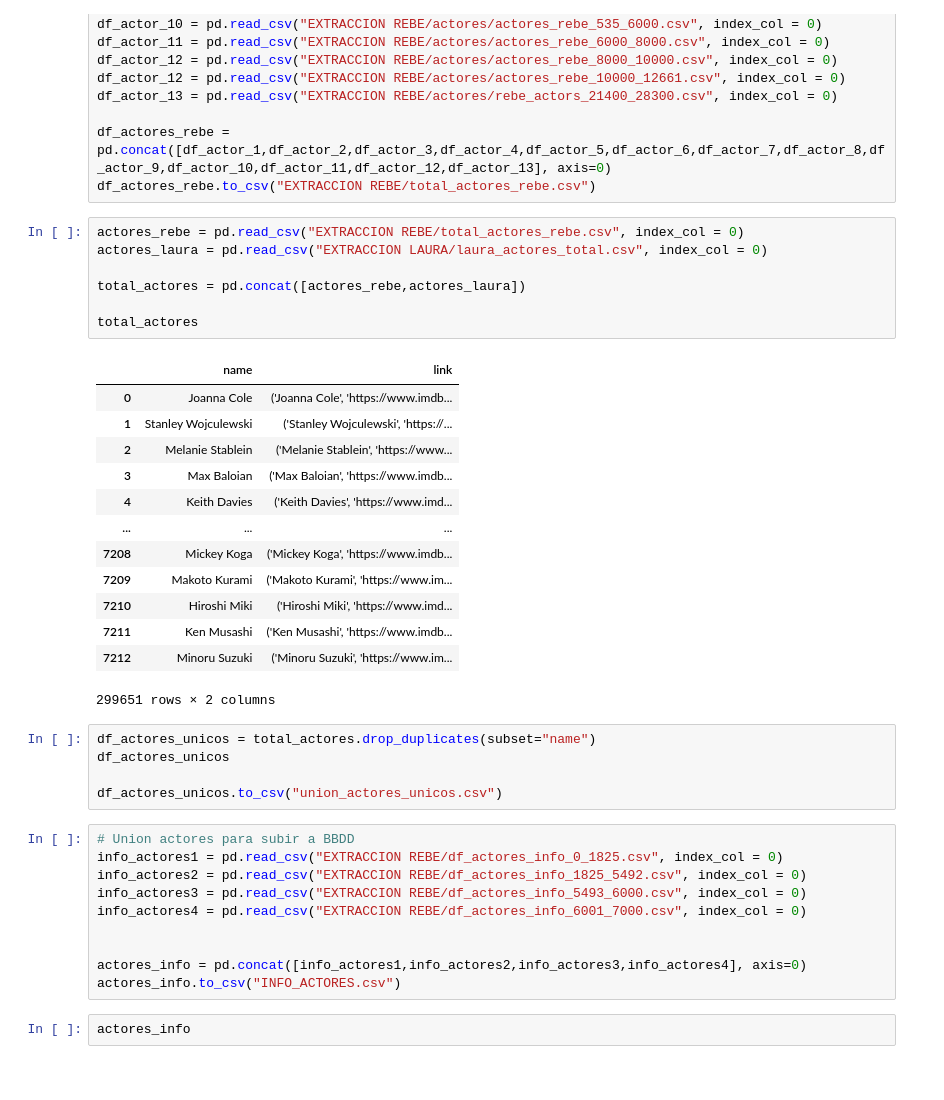
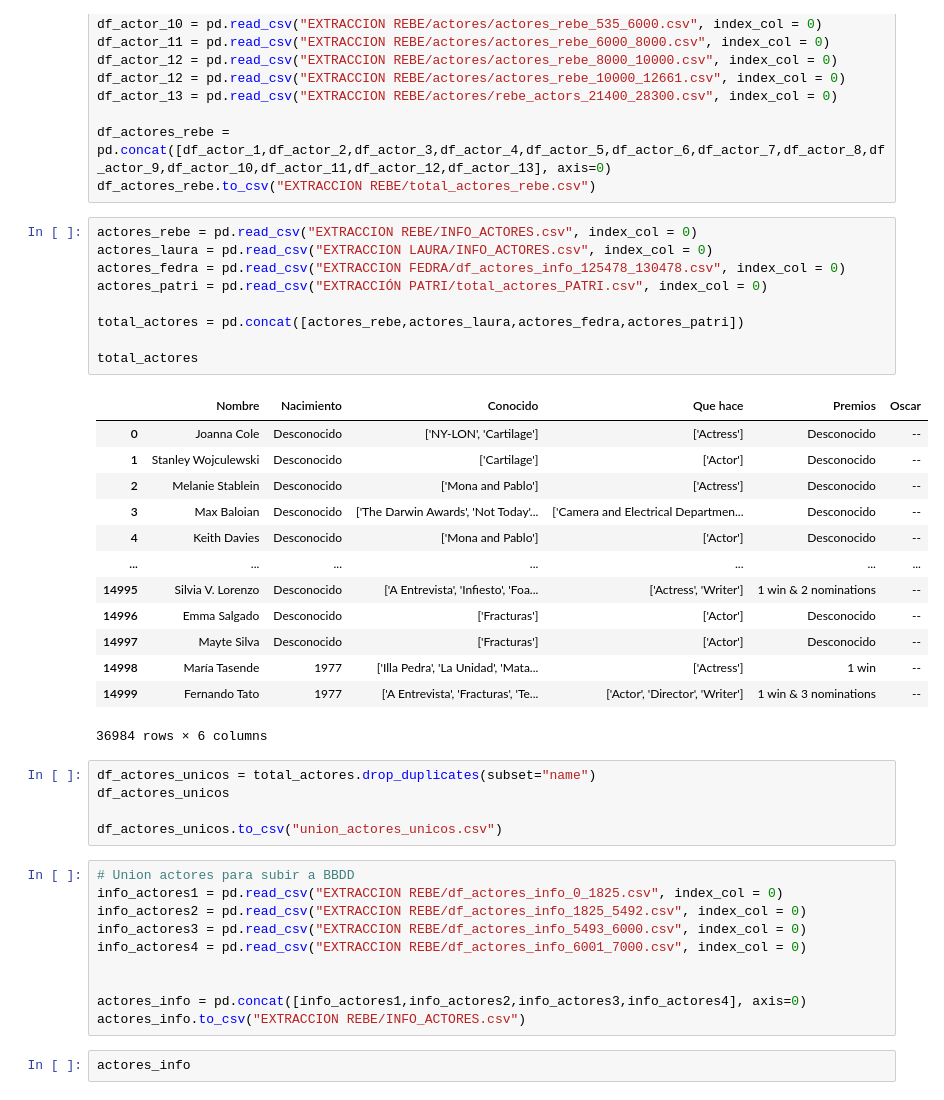
Before and after one commit to lmoraromero/proyecto-da-promo-G-modulo-2-team-2, a Jupyter notebook: UNION_PELIS_REBE.ipynb, the cells around one changed output. Cells and saved outputs as stored; diff of their text form.

Commit message:
actores

```diff
--- a/UNION_PELIS_REBE.ipynb
+++ b/UNION_PELIS_REBE.ipynb
@@ -99,26 +99,28 @@ df_actor_13 = pd.read_csv("EXTRACCION REBE/actores/rebe_actors_21400_28300.csv",
 df_actores_rebe = pd.concat([df_actor_1,df_actor_2,df_actor_3,df_actor_4,df_actor_5,df_actor_6,df_actor_7,df_actor_8,df_actor_9,df_actor_10,df_actor_11,df_actor_12,df_actor_13], axis=0)
 df_actores_rebe.to_csv("EXTRACCION REBE/total_actores_rebe.csv")
 # %%
-actores_rebe = pd.read_csv("EXTRACCION REBE/total_actores_rebe.csv", index_col = 0)
-actores_laura = pd.read_csv("EXTRACCION LAURA/laura_actores_total.csv", index_col = 0)
+actores_rebe = pd.read_csv("EXTRACCION REBE/INFO_ACTORES.csv", index_col = 0)
+actores_laura = pd.read_csv("EXTRACCION LAURA/INFO_ACTORES.csv", index_col = 0)
+actores_fedra = pd.read_csv("EXTRACCION FEDRA/df_actores_info_125478_130478.csv", index_col = 0)
+actores_patri = pd.read_csv("EXTRACCIÓN PATRI/total_actores_PATRI.csv", index_col = 0)
 
-total_actores = pd.concat([actores_rebe,actores_laura])
+total_actores = pd.concat([actores_rebe,actores_laura,actores_fedra,actores_patri])
 
 total_actores
 # %% [output]
-|  | name | link |
-| 0 | Joanna Cole | ('Joanna Cole', 'https://www.imdb... |
-| 1 | Stanley Wojculewski | ('Stanley Wojculewski', 'https://... |
-| 2 | Melanie Stablein | ('Melanie Stablein', 'https://www... |
-| 3 | Max Baloian | ('Max Baloian', 'https://www.imdb... |
-| 4 | Keith Davies | ('Keith Davies', 'https://www.imd... |
-| ... | ... | ... |
-| 7208 | Mickey Koga | ('Mickey Koga', 'https://www.imdb... |
-| 7209 | Makoto Kurami | ('Makoto Kurami', 'https://www.im... |
-| 7210 | Hiroshi Miki | ('Hiroshi Miki', 'https://www.imd... |
-| 7211 | Ken Musashi | ('Ken Musashi', 'https://www.imdb... |
-| 7212 | Minoru Suzuki | ('Minoru Suzuki', 'https://www.im... |
+|  | Nombre | Nacimiento | Conocido | Que hace | Premios | Oscar |
+| 0 | Joanna Cole | Desconocido | ['NY-LON', 'Cartilage'] | ['Actress'] | Desconocido | -- |
+| 1 | Stanley Wojculewski | Desconocido | ['Cartilage'] | ['Actor'] | Desconocido | -- |
+| 2 | Melanie Stablein | Desconocido | ['Mona and Pablo'] | ['Actress'] | Desconocido | -- |
+| 3 | Max Baloian | Desconocido | ['The Darwin Awards', 'Not Today'... | ['Camera and Electrical Departmen... | Desconocido | -- |
+| 4 | Keith Davies | Desconocido | ['Mona and Pablo'] | ['Actor'] | Desconocido | -- |
+| ... | ... | ... | ... | ... | ... | ... |
+| 14995 | Silvia V. Lorenzo | Desconocido | ['A Entrevista', 'Infiesto', 'Foa... | ['Actress', 'Writer'] | 1 win & 2 nominations | -- |
+| 14996 | Emma Salgado | Desconocido | ['Fracturas'] | ['Actor'] | Desconocido | -- |
+| 14997 | Mayte Silva | Desconocido | ['Fracturas'] | ['Actor'] | Desconocido | -- |
+| 14998 | María Tasende | 1977 | ['Illa Pedra', 'La Unidad', 'Mata... | ['Actress'] | 1 win | -- |
+| 14999 | Fernando Tato | 1977 | ['A Entrevista', 'Fracturas', 'Te... | ['Actor', 'Director', 'Writer'] | 1 win & 3 nominations | -- |
-299651 rows × 2 columns
+36984 rows × 6 columns
 # %%
 df_actores_unicos = total_actores.drop_duplicates(subset="name")
 df_actores_unicos
@@ -133,7 +135,7 @@ info_actores4 = pd.read_csv("EXTRACCION REBE/df_actores_info_6001_7000.csv", ind
 
 
 actores_info = pd.concat([info_actores1,info_actores2,info_actores3,info_actores4], axis=0)
-actores_info.to_csv("INFO_ACTORES.csv")
+actores_info.to_csv("EXTRACCION REBE/INFO_ACTORES.csv")
 # %%
 actores_info
 # %% [output]
```
Also changed, not shown: 1 other file.
